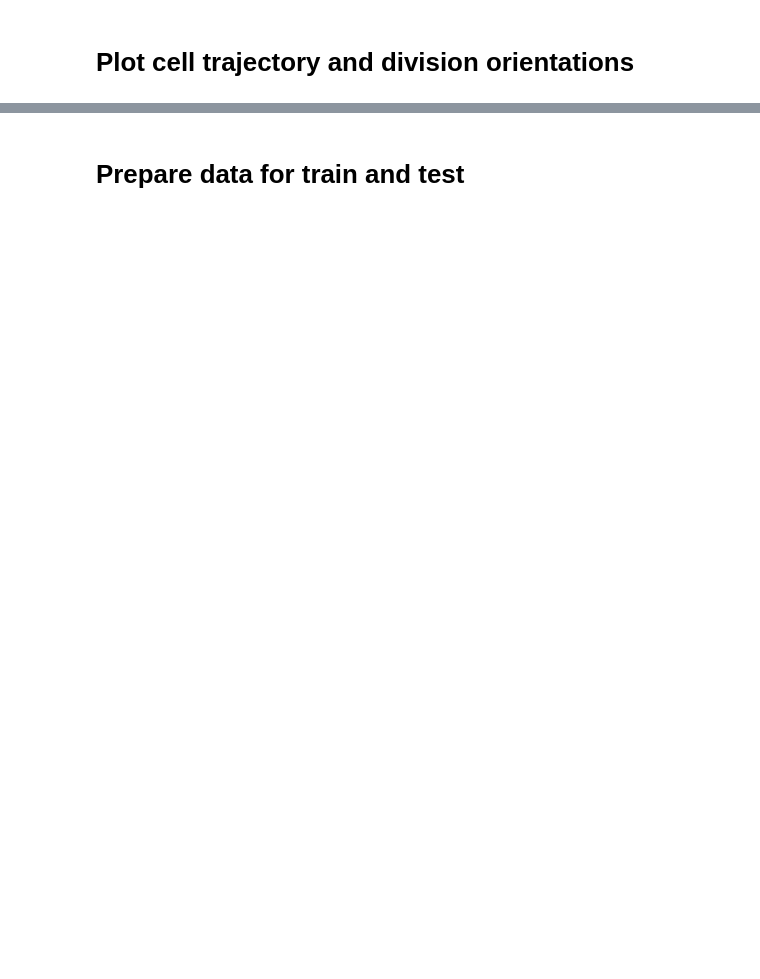
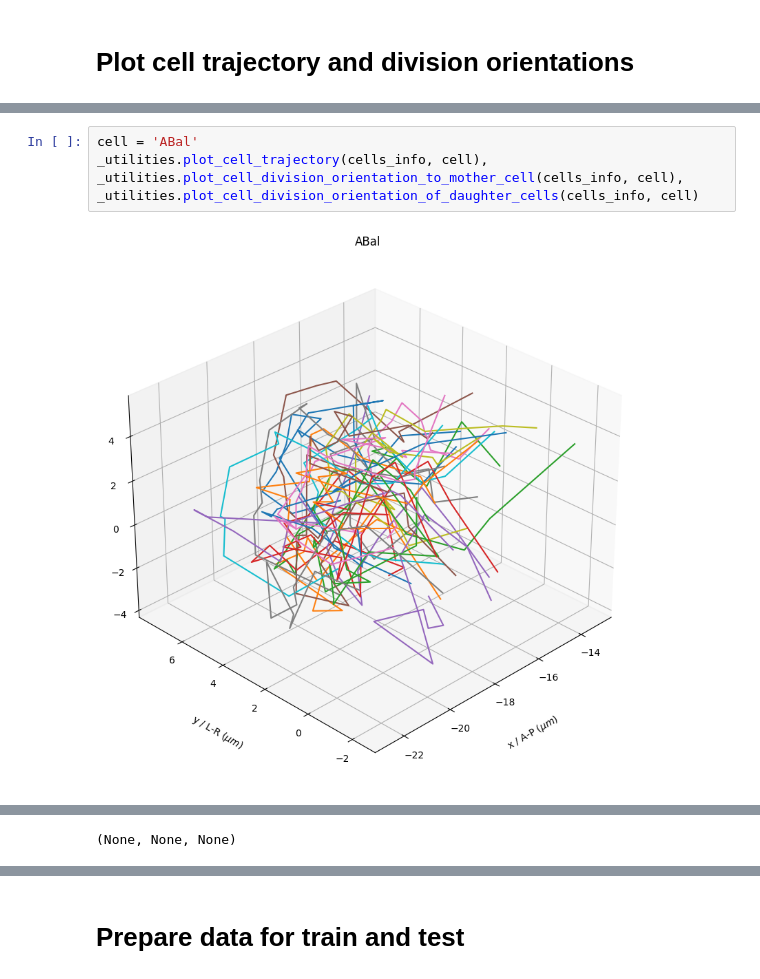
Before and after one commit to pmcesky/4D-Cell, a Jupyter notebook: prepare_data.ipynb, the cells around one changed output, grey strips where cells are left out. Drawn from its saved outputs; the diff is of its cells as text; blank space fills up the shorter version.

```diff
--- a/prepare_data.ipynb
+++ b/prepare_data.ipynb
@@ -736,0 +583,5 @@ plt.show()
+# %%
+cell = 'ABal'
+_utilities.plot_cell_trajectory(cells_info, cell), _utilities.plot_cell_division_orientation_to_mother_cell(cells_info, cell), _utilities.plot_cell_division_orientation_of_daughter_cells(cells_info, cell)
+# %% [output]
+[figure, added]
@@ -736,0 +590 @@ plt.show()
+(None, None, None)
```
Also changed, not shown: parts of 19 cells of this notebook, 1 other file.
